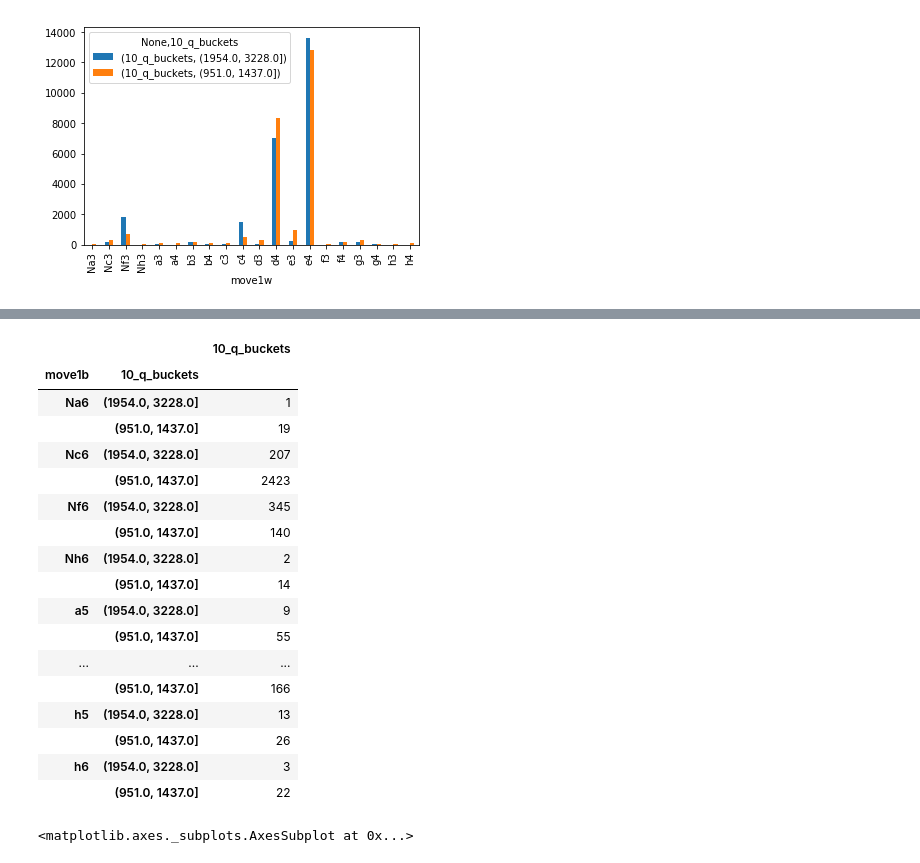
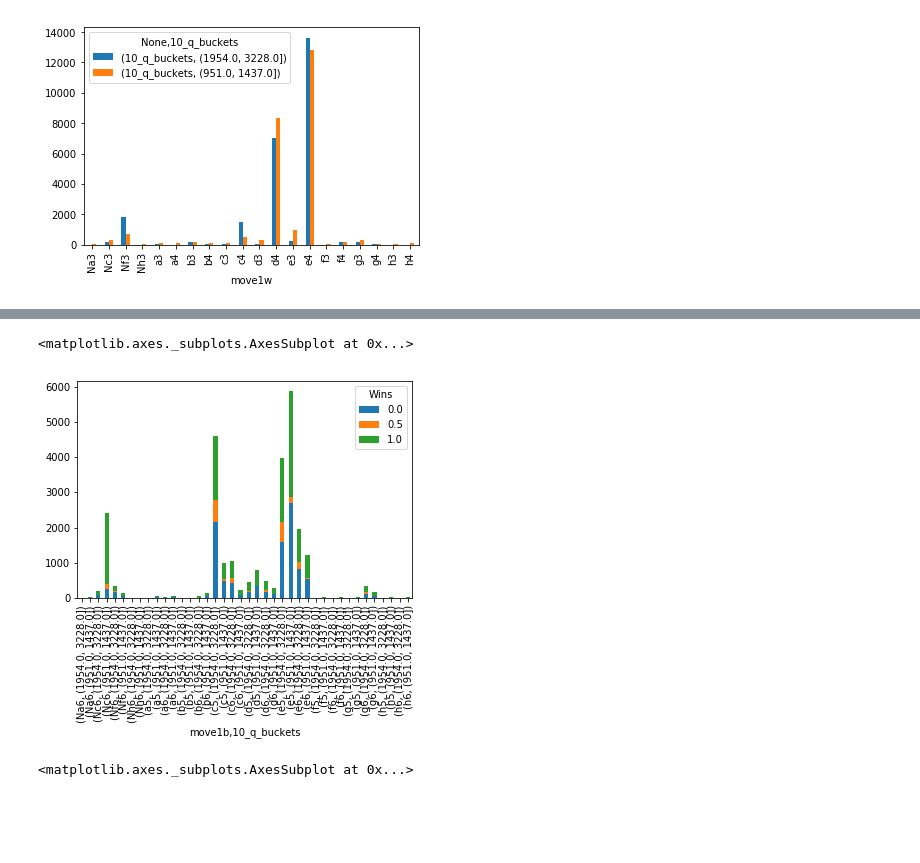
Before and after one commit to crawftv/chessdb, a Jupyter notebook: FICS_exploration.ipynb, the cells around one changed output, grey strips where cells are left out. Cells and saved outputs as stored; diff of their text form; code cells hidden in the pictures; blank space fills up the shorter version.

```diff
--- a/FICS_exploration.ipynb
+++ b/FICS_exploration.ipynb
@@ -87,25 +103,12 @@ b
 100794 rows × 24 columns
 # %%
-a[a['move1w'] == 'e4'].groupby(['move1b','10_q_buckets']).agg({'10_q_buckets' : np.size})
+z=a[a['move1w'] == 'e4'].groupby(['move1b','10_q_buckets','Wins']).agg(
+    {'10_q_buckets' : np.size})
+#z['move1b'].plot(kind='bar',stacked=True)
+z['10_q_buckets'].unstack(level=2).plot(kind='bar',stacked=True)
 # %% [output]
-|  |  | 10_q_buckets |
-| move1b | 10_q_buckets |  |
-| Na6 | (1954.0, 3228.0] | 1 |
-|  | (951.0, 1437.0] | 19 |
-| Nc6 | (1954.0, 3228.0] | 207 |
-|  | (951.0, 1437.0] | 2423 |
-| Nf6 | (1954.0, 3228.0] | 345 |
-|  | (951.0, 1437.0] | 140 |
-| Nh6 | (1954.0, 3228.0] | 2 |
-|  | (951.0, 1437.0] | 14 |
-| a5 | (1954.0, 3228.0] | 9 |
-|  | (951.0, 1437.0] | 55 |
-| ... | ... | ... |
-|  | (951.0, 1437.0] | 166 |
-| h5 | (1954.0, 3228.0] | 13 |
-|  | (951.0, 1437.0] | 26 |
-| h6 | (1954.0, 3228.0] | 3 |
-|  | (951.0, 1437.0] | 22 |
+<matplotlib.axes._subplots.AxesSubplot at 0x...>
+[figure, added]
 # %%
 a[a['move1w'] == 'e4'].groupby(['move1b','10_q_buckets']).agg({'10_q_buckets' : np.size}).unstack(level=1).plot(kind='bar')
 # %% [output]
```
Also changed, not shown: parts of 9 cells of this notebook, 4 other files.
